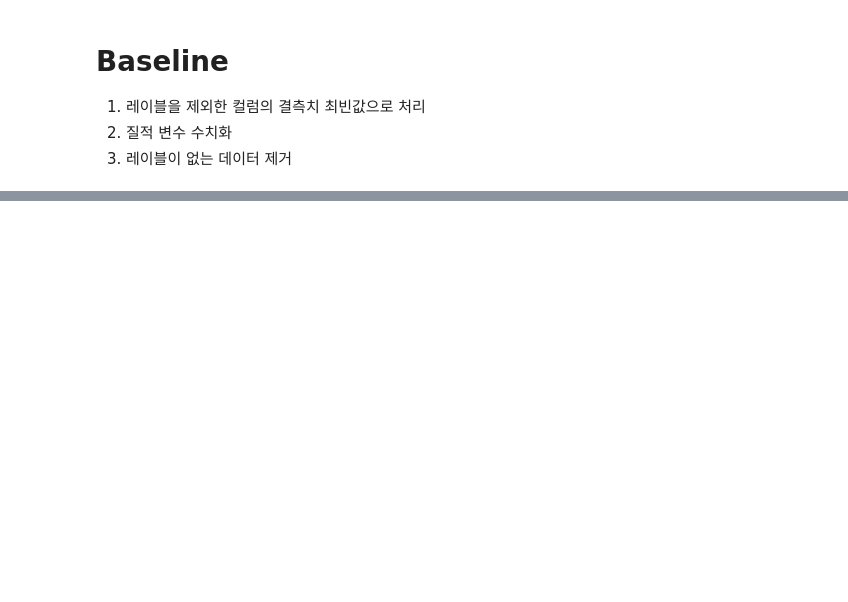
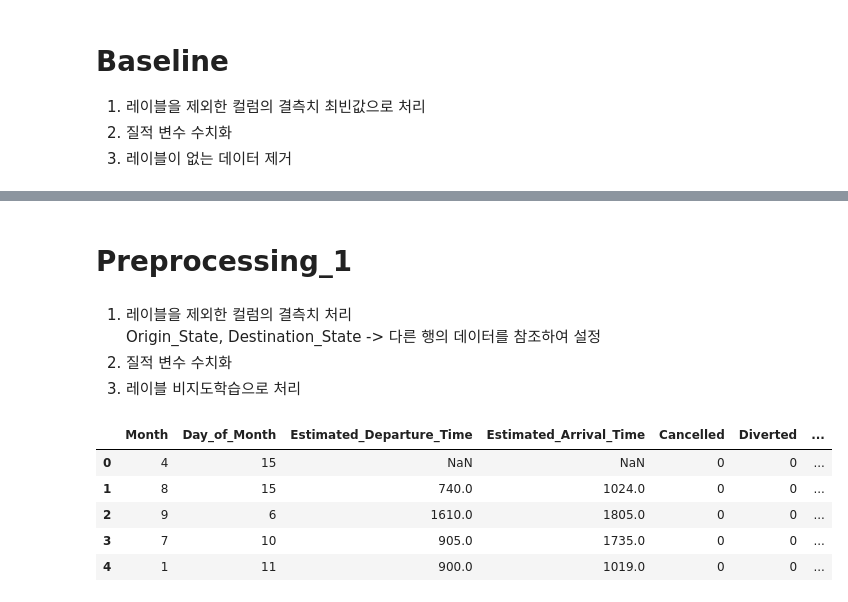
Before and after one commit to jhs-164179/dacon_flightdelay, a Jupyter notebook: preprocessing.ipynb, the cells around one changed output, grey strips where cells are left out. Saved outputs shown, nothing was run; the diff lists cells and outputs as text; code cells hidden in the pictures; blank space fills up the shorter version.

```diff
--- a/preprocessing.ipynb
+++ b/preprocessing.ipynb
@@ -77,0 +88,7 @@ train_y = train['Delay_num']
+# %% [markdown]
+# Preprocessing_1
+# %% [markdown]
+1. 레이블을 제외한 컬럼의 결측치 처리<br>
+    Origin_State, Destination_State -> 다른 행의 데이터를 참조하여 설정
+2. 질적 변수 수치화
+3. 레이블 비지도학습으로 처리
@@ -77,0 +110,12 @@ train_y = train['Delay_num']
+# %%
+train = pd.read_parquet('./train.parquet').drop('ID', axis=1)
+test = pd.read_parquet('./train.parquet').drop('ID', axis=1)
+# %%
+train.head()
+# %% [output]
+|  | Month | Day_of_Month | Estimated_Departure_Time | Estimated_Arrival_Time | Cancelled | Diverted | ... |
+| 0 | 4 | 15 | NaN | NaN | 0 | 0 | ... |
+| 1 | 8 | 15 | 740.0 | 1024.0 | 0 | 0 | ... |
+| 2 | 9 | 6 | 1610.0 | 1805.0 | 0 | 0 | ... |
+| 3 | 7 | 10 | 905.0 | 1735.0 | 0 | 0 | ... |
+| 4 | 1 | 11 | 900.0 | 1019.0 | 0 | 0 | ... |
```
Also changed, not shown: parts of 34 cells of this notebook, 4 other files.
